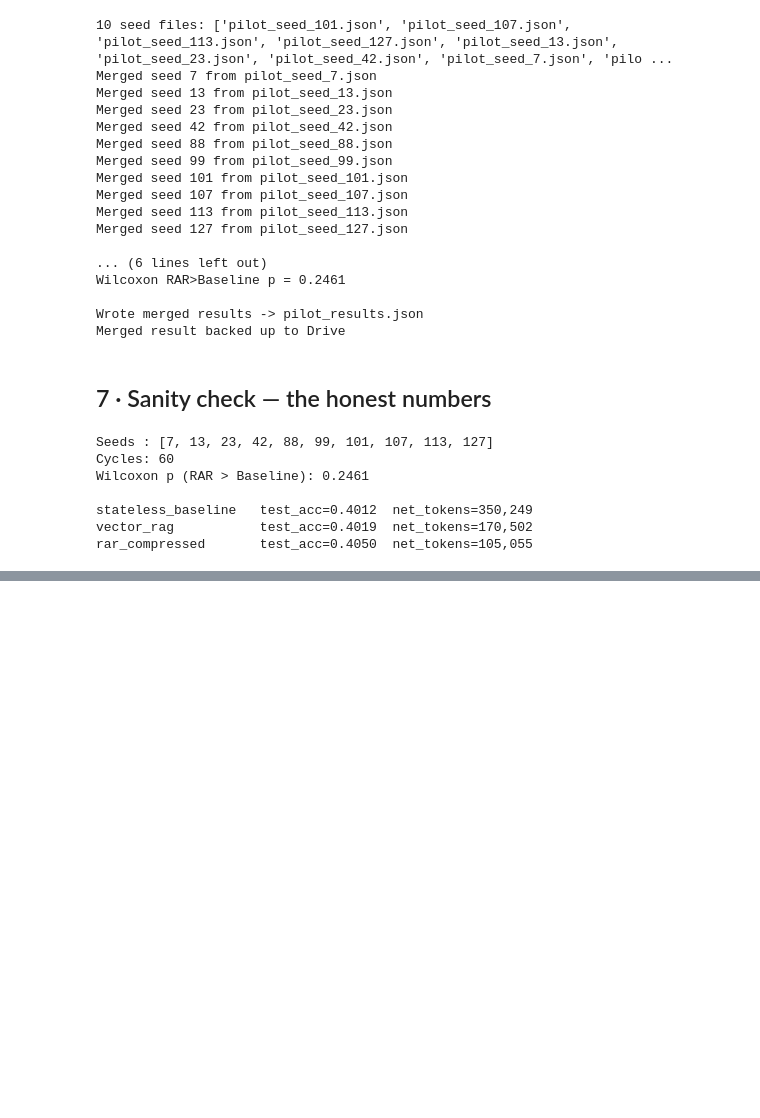
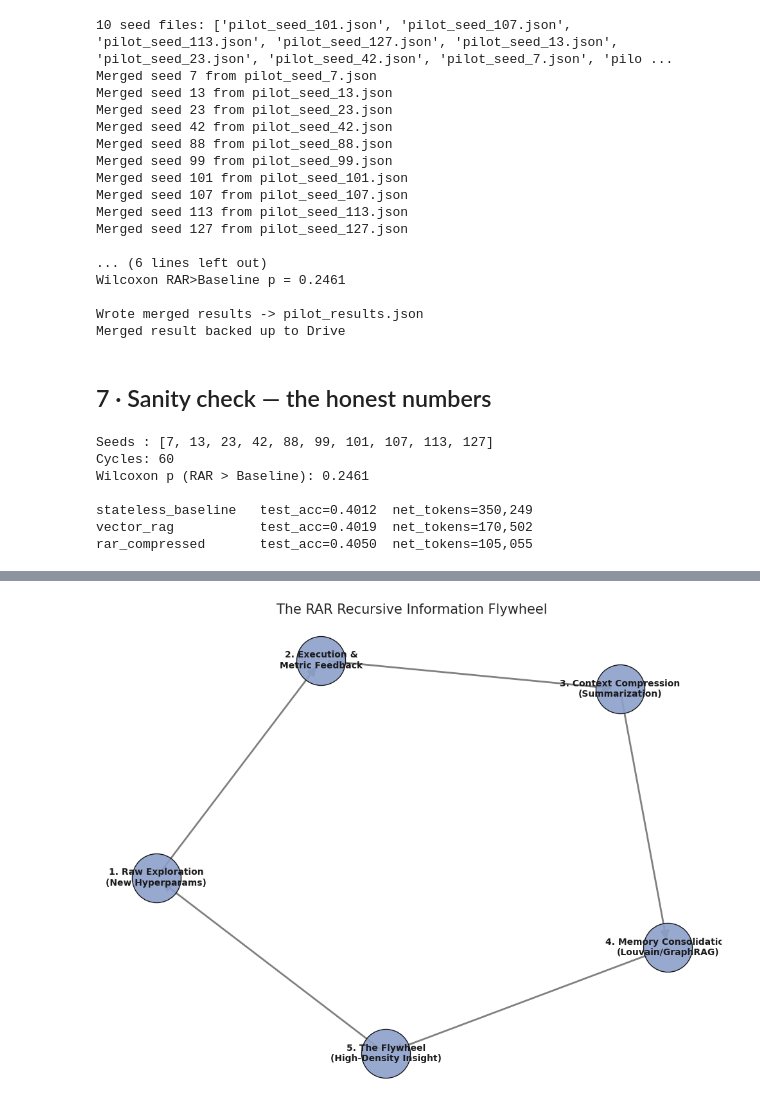
Before and after one commit to Tahir-yamin/recursive-autonomy-research, a Jupyter notebook: colab/RAR_Campaign_Clean.ipynb, the cells around one changed output, grey strips where cells are left out. Cells and saved outputs as stored; diff of their text form; code cells hidden in the pictures; blank space fills up the shorter version.

```diff
--- a/colab/RAR_Campaign_Clean.ipynb
+++ b/colab/RAR_Campaign_Clean.ipynb
@@ -289,0 +422,50 @@ rar_compressed       test_acc=0.4050  net_tokens=105,055
+# %%
+import networkx as nx
+import matplotlib.pyplot as plt
+
+# Create a directed graph for the RAR Workflow
+G = nx.DiGraph()
+
+# Define the nodes representing the stages of the flywheel
+nodes = {
+    'Exploration': '1. Raw Exploration\n(New Hyperparams)',
+    'Evaluation': '2. Execution &\nMetric Feedback',
+    'Compression': '3. Context Compression\n(Summarization)',
+    'Consolidation': '4. Memory Consolidation\n(Louvain/GraphRAG)',
+    'Flywheel': '5. The Flywheel\n(High-Density Insight)'
+}
+
+# Add nodes with labels
+for key, label in nodes.items():
+    G.add_node(key, label=label)
+
+# Define the recursive path
+edges = [
+    ('Exploration', 'Evaluation'),
+    ('Evaluation', 'Compression'),
+    ('Compression', 'Consolidation'),
+    ('Consolidation', 'Flywheel'),
+    ('Flywheel', 'Exploration')
+]
+G.add_edges_from(edges)
+
+# Layout and Plot
+plt.figure(figsize=(10, 8))
+pos = nx.spring_layout(G, seed=42)
+
+# Draw nodes
+nx.draw_networkx_nodes(G, pos, node_size=3000, node_color='#8da0cb', alpha=0.9, edgecolors='black')
+
+# Draw labels
+labels = nx.get_node_attributes(G, 'label')
+nx.draw_networkx_labels(G, pos, labels=labels, font_size=10, font_weight='bold')
+
+# Draw edges
+nx.draw_networkx_edges(G, pos, edgelist=edges, width=2, arrowstyle='-|>', arrowsize=20, edge_color='gray')
+
+plt.title("The RAR Recursive Information Flywheel", fontsize=15)
+plt.axis('off')
+plt.tight_layout()
+plt.show()
+# %% [output]
+[figure, added]
```
Also changed, not shown: parts of 15 cells of this notebook.
